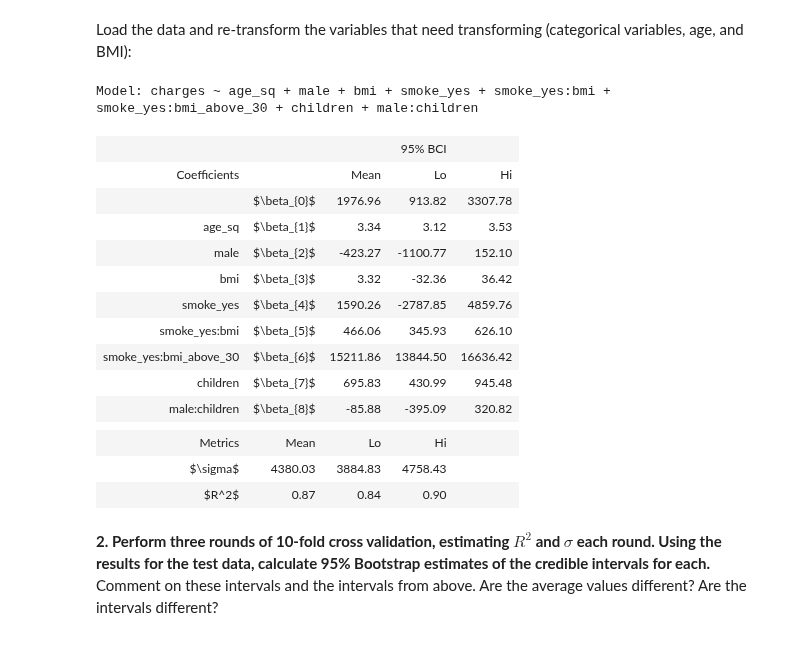
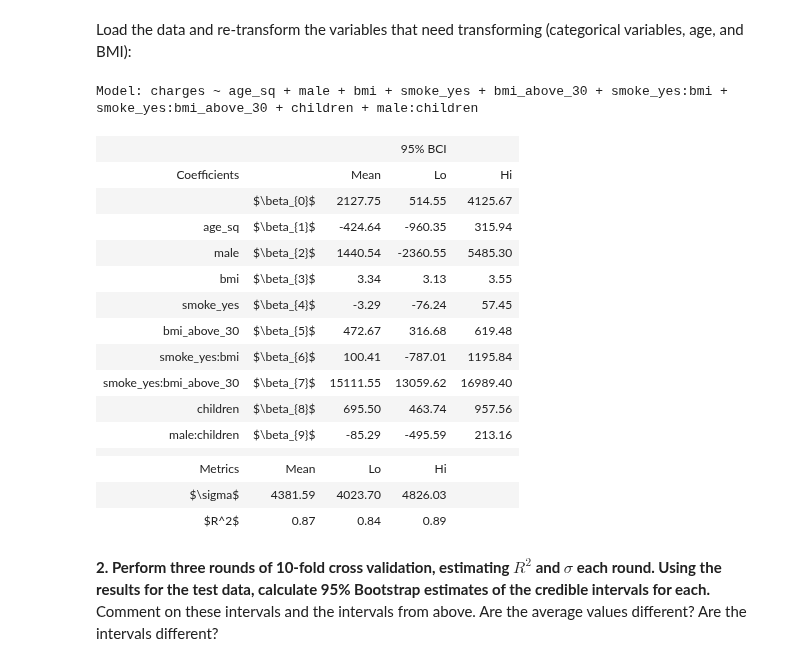
Before and after one commit to ansaridan/jhu-data-engineering-team-5, a Jupyter notebook: Module_11/Lab 11 - Solution.ipynb, the cells around one changed output. Saved outputs shown, nothing was run; the diff lists cells and outputs as text; code cells hidden in the pictures.

```diff
--- a/Module_11/Lab 11 - Solution.ipynb
+++ b/Module_11/Lab 11 - Solution.ipynb
@@ -38,7 +38,7 @@ We'll be working with the insurance data.
 # %% [markdown]
 Load the data and re-transform the variables that need transforming (categorical variables, age, and BMI):
 # %%
-insurance = pd.read_csv( "insurance.csv", header=0)
+insurance = pd.read_csv("https://raw.githubusercontent.com/fundamentals-of-data-science/datasets/master/insurance.csv", header=0)
 # %%
 insurance = pd.concat([insurance, pd.get_dummies(insurance["sex"])], axis=1)
 insurance = pd.concat([insurance, pd.get_dummies(insurance["region"])], axis=1)
@@ -46,26 +46,27 @@ insurance = pd.concat([insurance, pd.get_dummies(insurance["smoker"], prefix="sm
 insurance["age_sq"] = insurance.age**2
 insurance["bmi_above_30"] = insurance.bmi.apply(lambda bmi: 1 if bmi > 30.0 else 0)
 # %%
-model = "charges ~ age_sq + male + bmi + smoke_yes + smoke_yes:bmi + smoke_yes:bmi_above_30 + children + male:children"
+model = "charges ~ age_sq + male + bmi + smoke_yes + bmi_above_30 + smoke_yes:bmi + smoke_yes:bmi_above_30 + children + male:children"
 result = models.bootstrap_linear_regression(model, data=insurance)
 models.describe_bootstrap_lr(result)
 # %% [output]
-Model: charges ~ age_sq + male + bmi + smoke_yes + smoke_yes:bmi + smoke_yes:bmi_above_30 + children + male:children
+Model: charges ~ age_sq + male + bmi + smoke_yes + bmi_above_30 + smoke_yes:bmi + smoke_yes:bmi_above_30 + children + male:children
 |  |  |  | 95% BCI |  |
 | Coefficients |  | Mean | Lo | Hi |
-|  | $\beta_{0}$ | 1976.96 | 913.82 | 3307.78 |
-| age_sq | $\beta_{1}$ | 3.34 | 3.12 | 3.53 |
-| male | $\beta_{2}$ | -423.27 | -1100.77 | 152.10 |
-| bmi | $\beta_{3}$ | 3.32 | -32.36 | 36.42 |
-| smoke_yes | $\beta_{4}$ | 1590.26 | -2787.85 | 4859.76 |
-| smoke_yes:bmi | $\beta_{5}$ | 466.06 | 345.93 | 626.10 |
-| smoke_yes:bmi_above_30 | $\beta_{6}$ | 15211.86 | 13844.50 | 16636.42 |
-| children | $\beta_{7}$ | 695.83 | 430.99 | 945.48 |
-| male:children | $\beta_{8}$ | -85.88 | -395.09 | 320.82 |
+|  | $\beta_{0}$ | 2127.75 | 514.55 | 4125.67 |
+| age_sq | $\beta_{1}$ | -424.64 | -960.35 | 315.94 |
+| male | $\beta_{2}$ | 1440.54 | -2360.55 | 5485.30 |
+| bmi | $\beta_{3}$ | 3.34 | 3.13 | 3.55 |
+| smoke_yes | $\beta_{4}$ | -3.29 | -76.24 | 57.45 |
+| bmi_above_30 | $\beta_{5}$ | 472.67 | 316.68 | 619.48 |
+| smoke_yes:bmi | $\beta_{6}$ | 100.41 | -787.01 | 1195.84 |
+| smoke_yes:bmi_above_30 | $\beta_{7}$ | 15111.55 | 13059.62 | 16989.40 |
+| children | $\beta_{8}$ | 695.50 | 463.74 | 957.56 |
+| male:children | $\beta_{9}$ | -85.29 | -495.59 | 213.16 |
 |  |  |  |  |  |
 | Metrics | Mean | Lo | Hi |  |
-| $\sigma$ | 4380.03 | 3884.83 | 4758.43 |  |
-| $R^2$ | 0.87 | 0.84 | 0.90 |  |
+| $\sigma$ | 4381.59 | 4023.70 | 4826.03 |  |
+| $R^2$ | 0.87 | 0.84 | 0.89 |  |
 # %% [markdown]
 **2. Perform three rounds of 10-fold cross validation, estimating $R^2$ and $\sigma$ each round. Using the results for the test data, calculate 95% Bootstrap estimates of the credible intervals for each.** Comment on these intervals and the intervals from above. Are the average values different? Are the intervals different?
 # %% [markdown]
```
Also changed, not shown: parts of 1 cell of this notebook, 2 other files.
